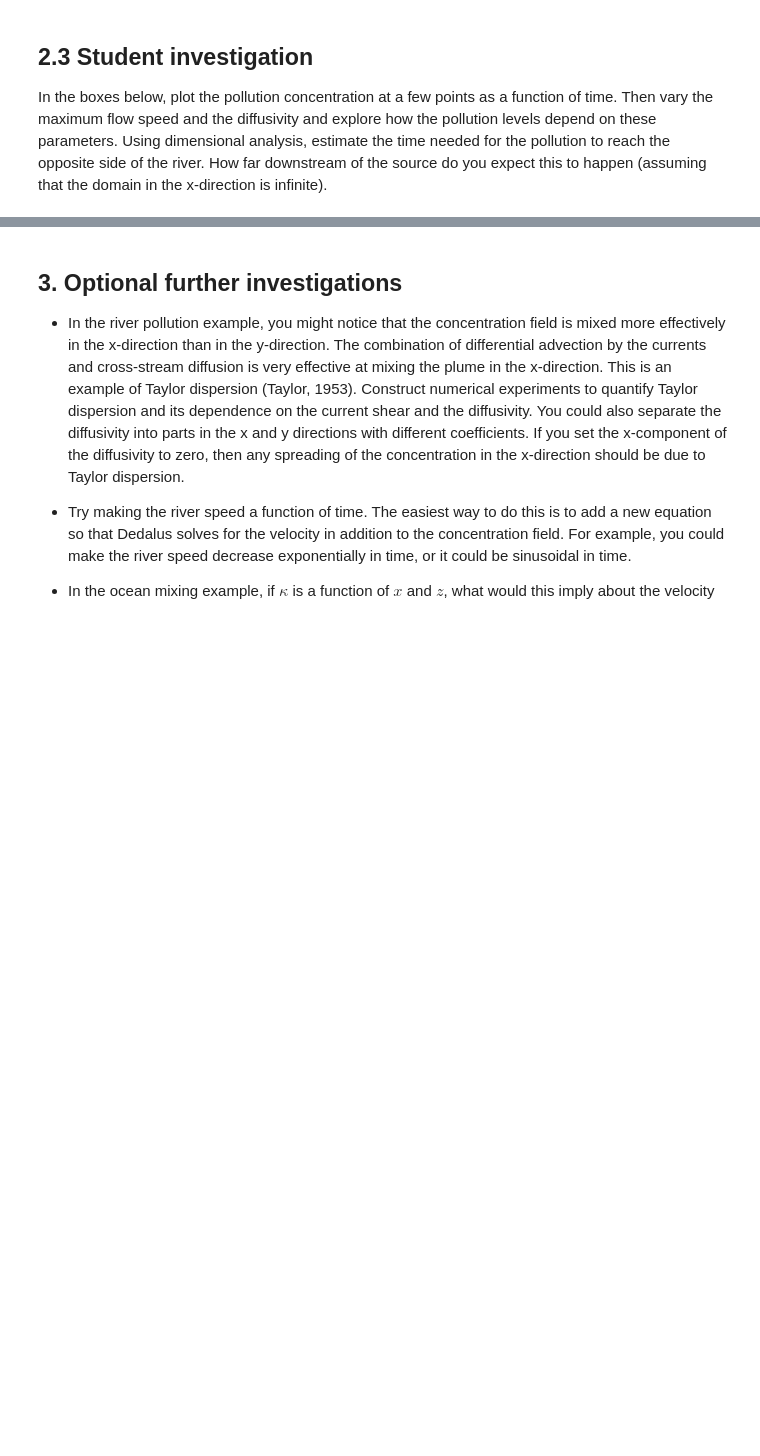
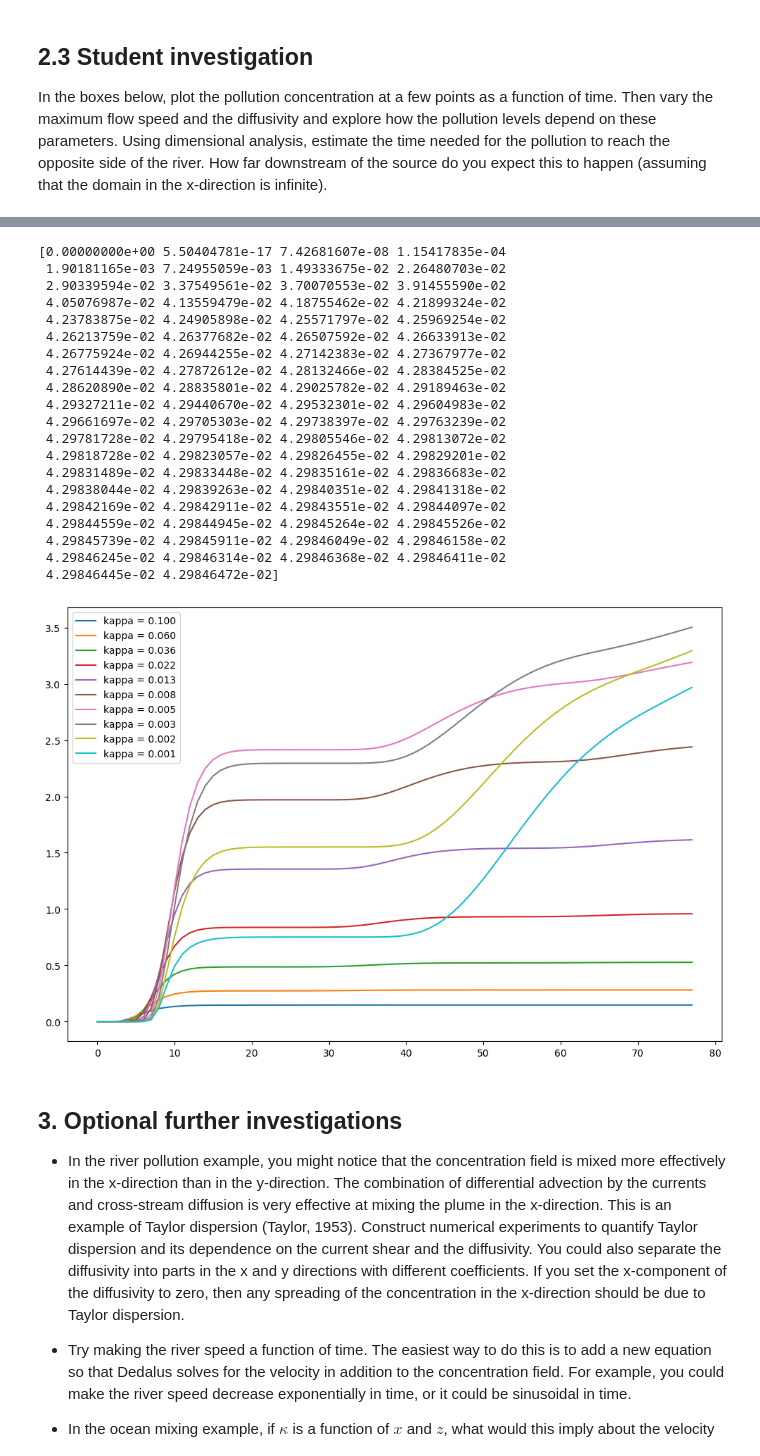
Before and after one commit to maxcharvey/QCES_LNM_projects, a Jupyter notebook: Project2_transport.ipynb, the cells around one changed output, grey strips where cells are left out. Cells and saved outputs as stored; diff of their text form; code cells hidden in the pictures; blank space fills up the shorter version.

```diff
--- a/Project2_transport.ipynb
+++ b/Project2_transport.ipynb
@@ -367,7 +751,7 @@ logger = logging.getLogger(__name__)
 U0 = 0.1 # maximum current speed in m/s
 w = 10 # width of the river in m
 L = 50 # length of the river section to simulate
-kappa = 1e-2 # diffusivity in m^2/s
+kappa = 1e-3 # diffusivity in m^2/s
 S0 = 1 # amplitude of the pollution source term
 S_w = 1 # width of the source term in m
 S_x = 10 # center of the forcing in x
@@ -485,0 +995,34 @@ INSERT PLOTS AND COMMENTS HERE
+# %%
+# First let's check the values we have previously calcualted - this is just a little tester to get the code working properly
+
+print(all_c_save[0][:,100,25])
+
+fig, ax1 = plt.subplots(figsize=(12, 8))
+
+for i in range(10):
+    ax1.plot(all_c_save[i][:,100,10], label=f'kappa = {kappa_values[i]:.3f}')
+
+plt.legend()
+plt.show()
+# %% [output]
+[0.00000000e+00 5.50404781e-17 7.42681607e-08 1.15417835e-04
+ 1.90181165e-03 7.24955059e-03 1.49333675e-02 2.26480703e-02
+ 2.90339594e-02 3.37549561e-02 3.70070553e-02 3.91455590e-02
+ 4.05076987e-02 4.13559479e-02 4.18755462e-02 4.21899324e-02
+ 4.23783875e-02 4.24905898e-02 4.25571797e-02 4.25969254e-02
+ 4.26213759e-02 4.26377682e-02 4.26507592e-02 4.26633913e-02
+ 4.26775924e-02 4.26944255e-02 4.27142383e-02 4.27367977e-02
+ 4.27614439e-02 4.27872612e-02 4.28132466e-02 4.28384525e-02
+ 4.28620890e-02 4.28835801e-02 4.29025782e-02 4.29189463e-02
+ 4.29327211e-02 4.29440670e-02 4.29532301e-02 4.29604983e-02
+ 4.29661697e-02 4.29705303e-02 4.29738397e-02 4.29763239e-02
+ 4.29781728e-02 4.29795418e-02 4.29805546e-02 4.29813072e-02
+ 4.29818728e-02 4.29823057e-02 4.29826455e-02 4.29829201e-02
+ 4.29831489e-02 4.29833448e-02 4.29835161e-02 4.29836683e-02
+ 4.29838044e-02 4.29839263e-02 4.29840351e-02 4.29841318e-02
+ 4.29842169e-02 4.29842911e-02 4.29843551e-02 4.29844097e-02
+ 4.29844559e-02 4.29844945e-02 4.29845264e-02 4.29845526e-02
+ 4.29845739e-02 4.29845911e-02 4.29846049e-02 4.29846158e-02
+ 4.29846245e-02 4.29846314e-02 4.29846368e-02 4.29846411e-02
+ 4.29846445e-02 4.29846472e-02]
+[figure, added]
```
Also changed, not shown: parts of 20 cells of this notebook.
